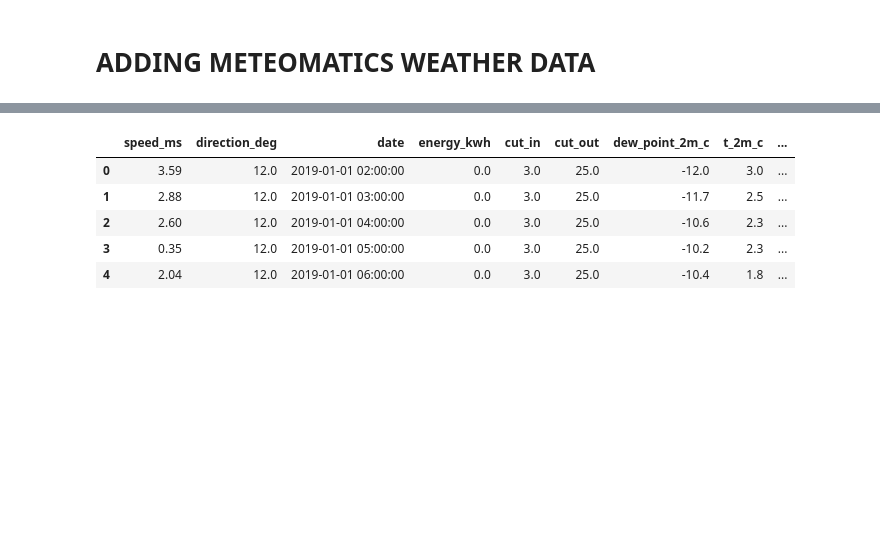
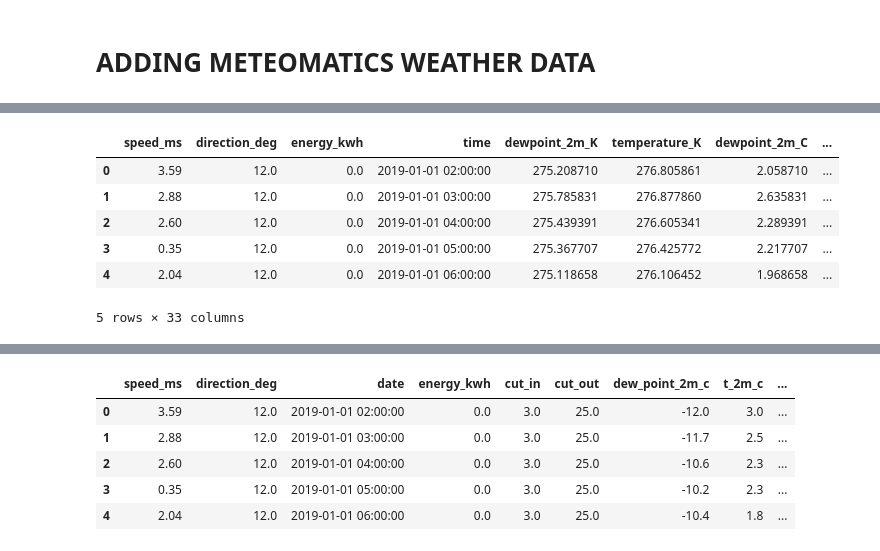
Before and after one commit to Vergangenheit/google-research-tft, a Jupyter notebook: notebooks/Sotavento_data_ETL.ipynb, the cells around one changed output, grey strips where cells are left out. Saved outputs shown, nothing was run; the diff lists cells and outputs as text; code cells hidden in the pictures; blank space fills up the shorter version.

```diff
--- a/notebooks/Sotavento_data_ETL.ipynb
+++ b/notebooks/Sotavento_data_ETL.ipynb
@@ -269,3 +269,19 @@ weather_mm.head()
 | 2 | 43.354375 | -7.881212 | 2019-01-01 04:00:00 | -10.6 | 2.3 | 1031.3 | 955.3 | 0.0 | ... |
 | 3 | 43.354375 | -7.881212 | 2019-01-01 05:00:00 | -10.2 | 2.3 | 1031.5 | 955.5 | 0.0 | ... |
 | 4 | 43.354375 | -7.881212 | 2019-01-01 06:00:00 | -10.4 | 1.8 | 1031.2 | 955.3 | 0.0 | ... |
+# %%
+weather_mm.drop(['lat', 'long'], axis=1, inplace=True)
+# merge on time column
+df: DataFrame = df.merge(weather_mm, left_on=['time'], right_on=['date'])
+df.drop(['date'], axis=1, inplace=True)
+df.sort_values(by='time', ascending=True, ignore_index=True, inplace=True)
+# %%
+df.head()
+# %% [output]
+|  | speed_ms | direction_deg | energy_kwh | time | dewpoint_2m_K | temperature_K | dewpoint_2m_C | ... |
+| 0 | 3.59 | 12.0 | 0.0 | 2019-01-01 02:00:00 | 275.208710 | 276.805861 | 2.058710 | ... |
+| 1 | 2.88 | 12.0 | 0.0 | 2019-01-01 03:00:00 | 275.785831 | 276.877860 | 2.635831 | ... |
+| 2 | 2.60 | 12.0 | 0.0 | 2019-01-01 04:00:00 | 275.439391 | 276.605341 | 2.289391 | ... |
+| 3 | 0.35 | 12.0 | 0.0 | 2019-01-01 05:00:00 | 275.367707 | 276.425772 | 2.217707 | ... |
+| 4 | 2.04 | 12.0 | 0.0 | 2019-01-01 06:00:00 | 275.118658 | 276.106452 | 1.968658 | ... |
+5 rows × 33 columns
```
Also changed, not shown: parts of 8 cells of this notebook, 1 other file.
